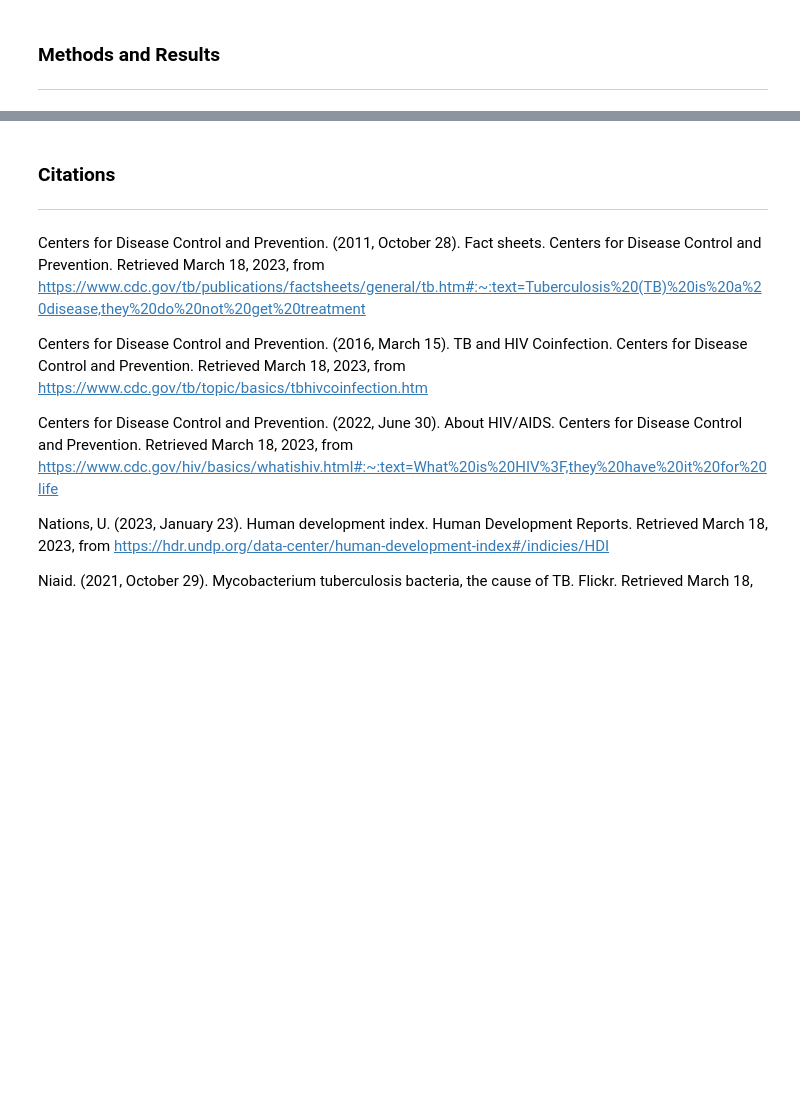
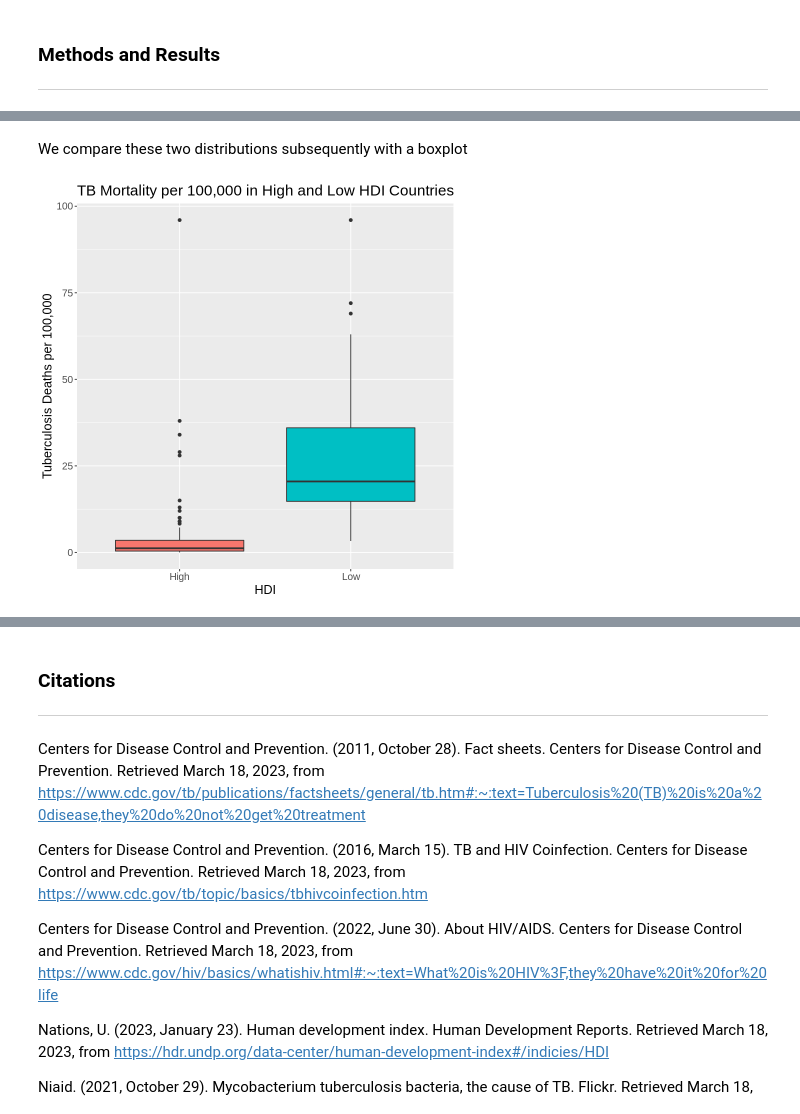
Before and after one commit to Remembria/Group-38-Project-Proposal, a Jupyter notebook: Group_38_Project_Report.ipynb, the cells around one changed output, grey strips where cells are left out. Saved outputs shown, nothing was run; the diff lists cells and outputs as text; code cells hidden in the pictures; blank space fills up the shorter version.

```diff
--- a/Group_38_Project_Report.ipynb
+++ b/Group_38_Project_Report.ipynb
@@ -29,0 +80,9 @@ To do so, this investigation we will consider the spread of TB against
+# %%
+tb_df <- tb_df %>%
+    # Removing all error bars with " \\[.*\\]" in regex, and all spaces with str_remove_all(..., " ")
+    mutate(Deaths_due_to_TB_per_100_000 = str_remove_all(str_remove(Deaths_due_to_TB_per_100_000, " \\[.*\\]"), " ")) %>%
+    # Converting the column to be of type double
+    mutate(Deaths_due_to_TB_per_100_000 = as.double(Deaths_due_to_TB_per_100_000)) %>%
+    # NA values removed for safety
+    filter(!is.na(Deaths_due_to_TB_per_100_000))
+tb_df
@@ -29,0 +168,10 @@ To do so, this investigation we will consider the spread of TB against
+# %%
+hdi_df <- hdi_df %>%
+    mutate(Country = case_when(Country == "Congo (Democratic Republic of the)" ~ "Democratic Republic of the Congo",
+                                  Country == "Eswatini (Kingdom of)" ~ "Eswatini",
+                                  Country == "Korea (Republic of)" ~ "Republic of Korea",
+                                  Country == "Moldova (Republic of)" ~ "Republic of Moldova",
+                                  Country == "United Kingdom" ~ "United Kingdom of Great Britain and Northern Ireland",
+                                  Country == "Tanzania (United Republic of)" ~ "United Republic of Tanzania",
+                                  Country == "United States" ~ "United States of America",
+                                  TRUE ~ Country)) # Our else case
@@ -29,0 +180,13 @@ To do so, this investigation we will consider the spread of TB against
+# %%
+tb_hdi_df <- tb_df %>%
+    # merging of the two datasets, all,x = FALSE removes countries present in one dataset but not the other
+    merge(hdi_df,by = "Country", all.x = FALSE) %>%
+    # Only taking HDI values classified as low or high
+    filter(HDI > 0.700 | HDI < 0.550) %>%
+    # Discretizing the HDI data into Low and High values
+    mutate(HDI = ifelse(HDI > 0.700, "High", "Low")) %>%
+    # Changing HDI column name to reflect categorization
+    rename("HDI_Classification" = "HDI")
+
+
+tb_hdi_df
@@ -29,0 +204,15 @@ To do so, this investigation we will consider the spread of TB against
+# %% [markdown]
+We compare these two distributions subsequently with a boxplot
+# %%
+hdi_tb_boxplot <- tb_hdi_df %>%
+    ggplot(aes(x = HDI_Classification, y = Deaths_due_to_TB_per_100_000, fill = HDI_Classification)) +
+    geom_boxplot() +
+    theme(text = element_text(size = 15)) +
+    ggtitle("TB Mortality per 100,000 in High and Low HDI Countries") +
+    xlab("HDI") +
+    ylab("Tuberculosis Deaths per 100,000") +
+    guides(fill = "none")
+
+show(hdi_tb_boxplot)
+# %% [output]
+[figure, added]
```
Also changed, not shown: parts of 24 cells of this notebook.
